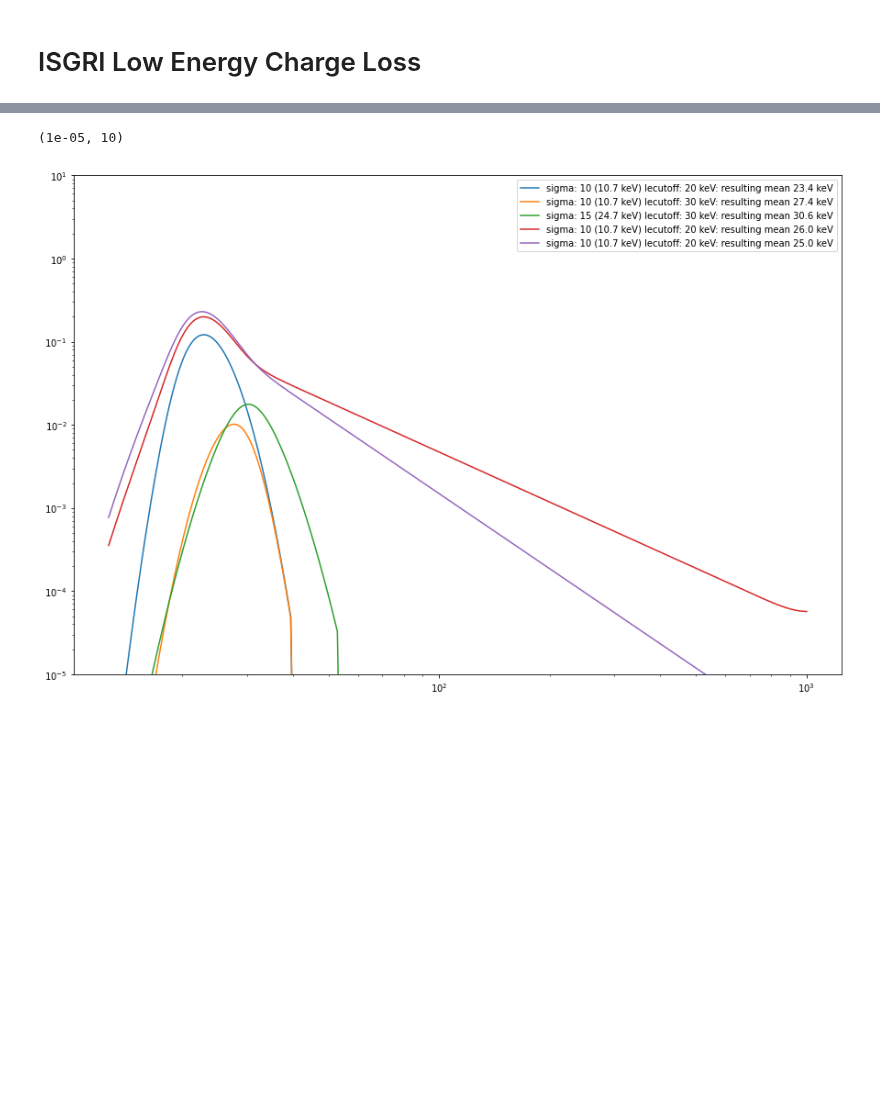
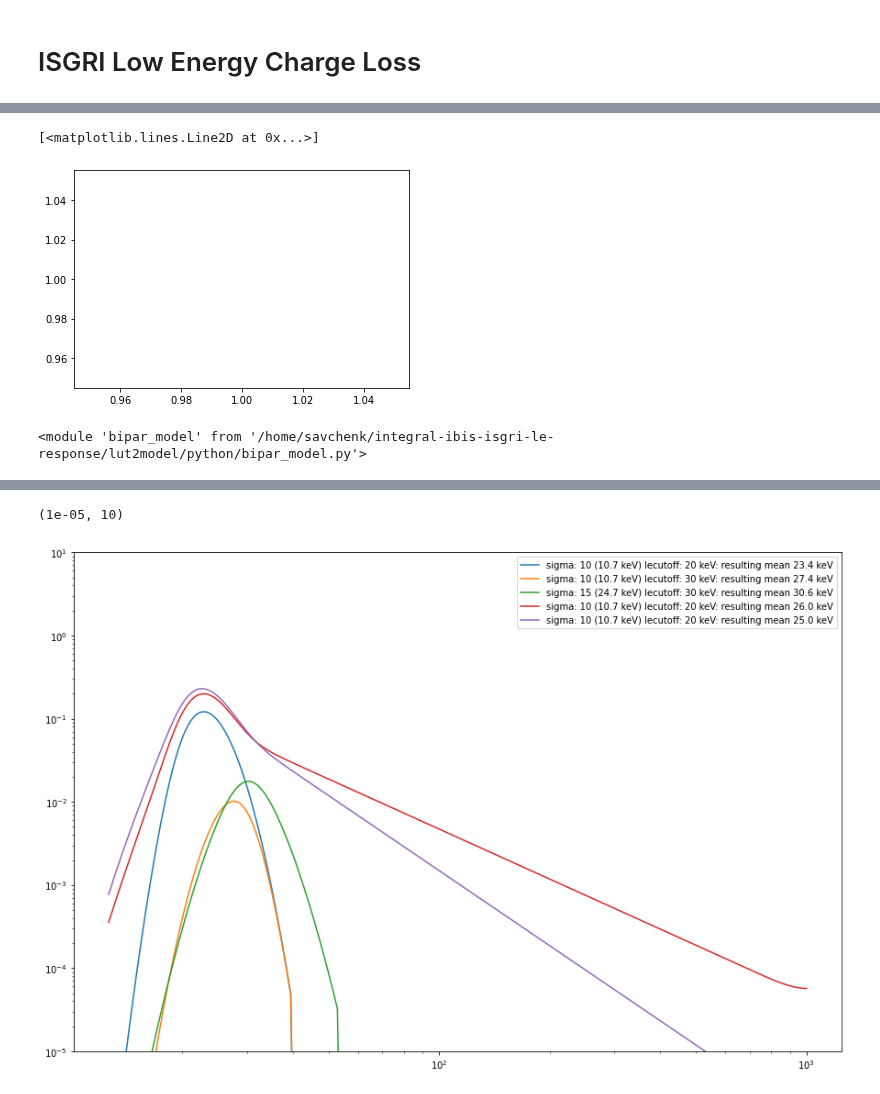
Before and after one commit to volodymyrss/integral-ibis-isgri-le-response, a Jupyter notebook: readme.ipynb, the cells around one changed output, grey strips where cells are left out. Saved outputs shown, nothing was run; the diff lists cells and outputs as text; code cells hidden in the pictures; blank space fills up the shorter version.

```diff
--- a/readme.ipynb
+++ b/readme.ipynb
@@ -24,4 +24,32 @@ Below, shown separately background and source rates
 <td><img src="https://volodymyrss.github.io/imgb/detelc_decomposed.png.1406121161.88b8ca491b" width="500px"></td>
 <td><img src="https://volodymyrss.github.io/imgb/history.png.1406120164.1771a51d05" width="500px"></td>
 </tr></table>
+# %%
+plt.figure()
+
+plt.plot([1],[1])
+# %% [output]
+[<matplotlib.lines.Line2D at 0x...>]
+[figure, added]
+# %%
+import sys
+import os
+import numpy as np
+import importlib
+
+os.environ['EDDOSA_TOOLS_DIR'] = os.getcwd() + '/eddosa_tools/'
+
+sys.path.insert(0, 'dda-ddosa')
+sys.path.insert(0, 'dda-eddosa')
+sys.path.insert(0, 'eddosa_tools/fit1d')
+sys.path.insert(0, 'lut2model/python')
+
+import lut2model
+import bipar_model
+import eddosa
+
+lut2model.set_verbosity(0)
+importlib.reload(bipar_model)
+# %% [output]
+<module 'bipar_model' from '/home/savchenk/integral-ibis-isgri-le-response/lut2model/python/bipar_model.py'>
 # %%
```
Also changed, not shown: parts of 12 cells of this notebook.
